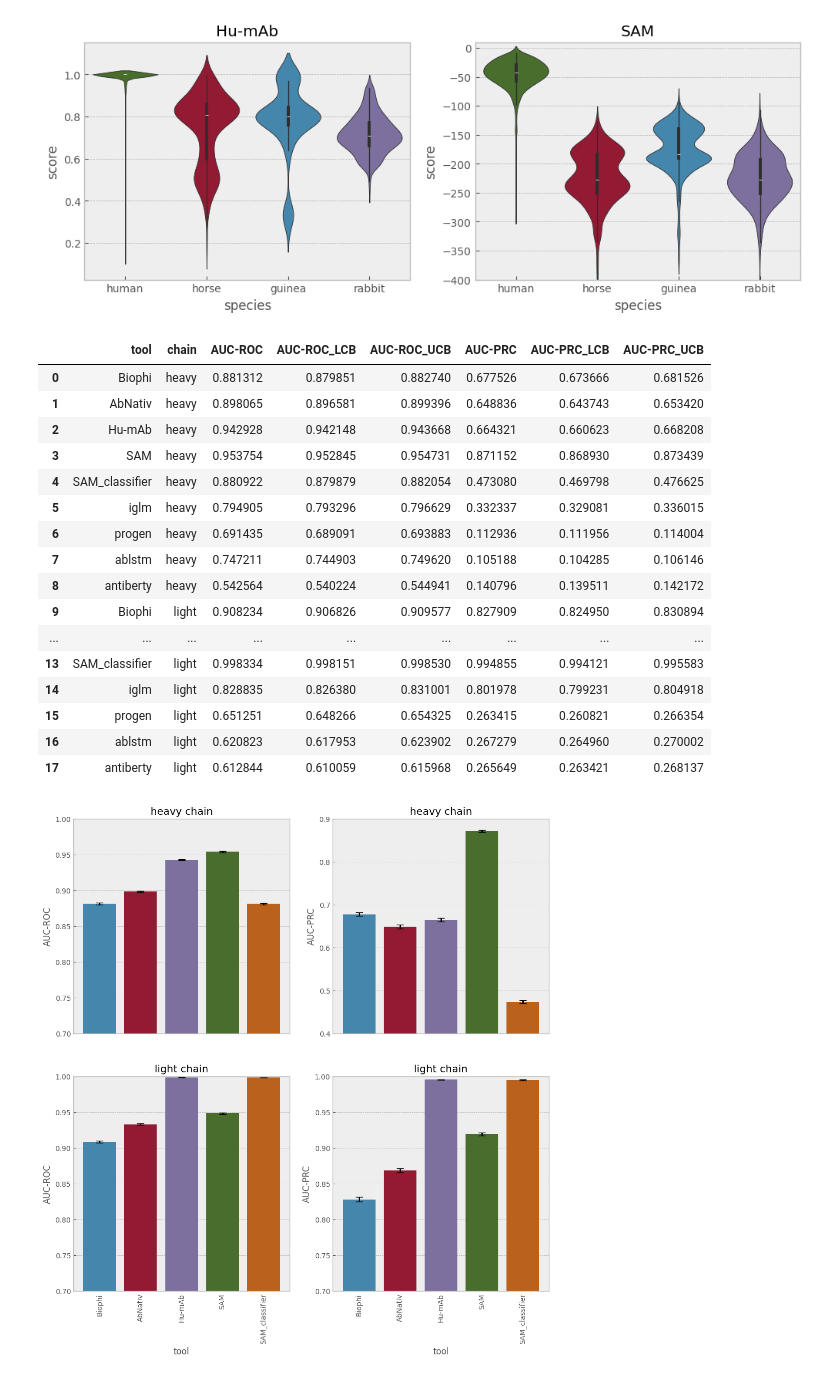
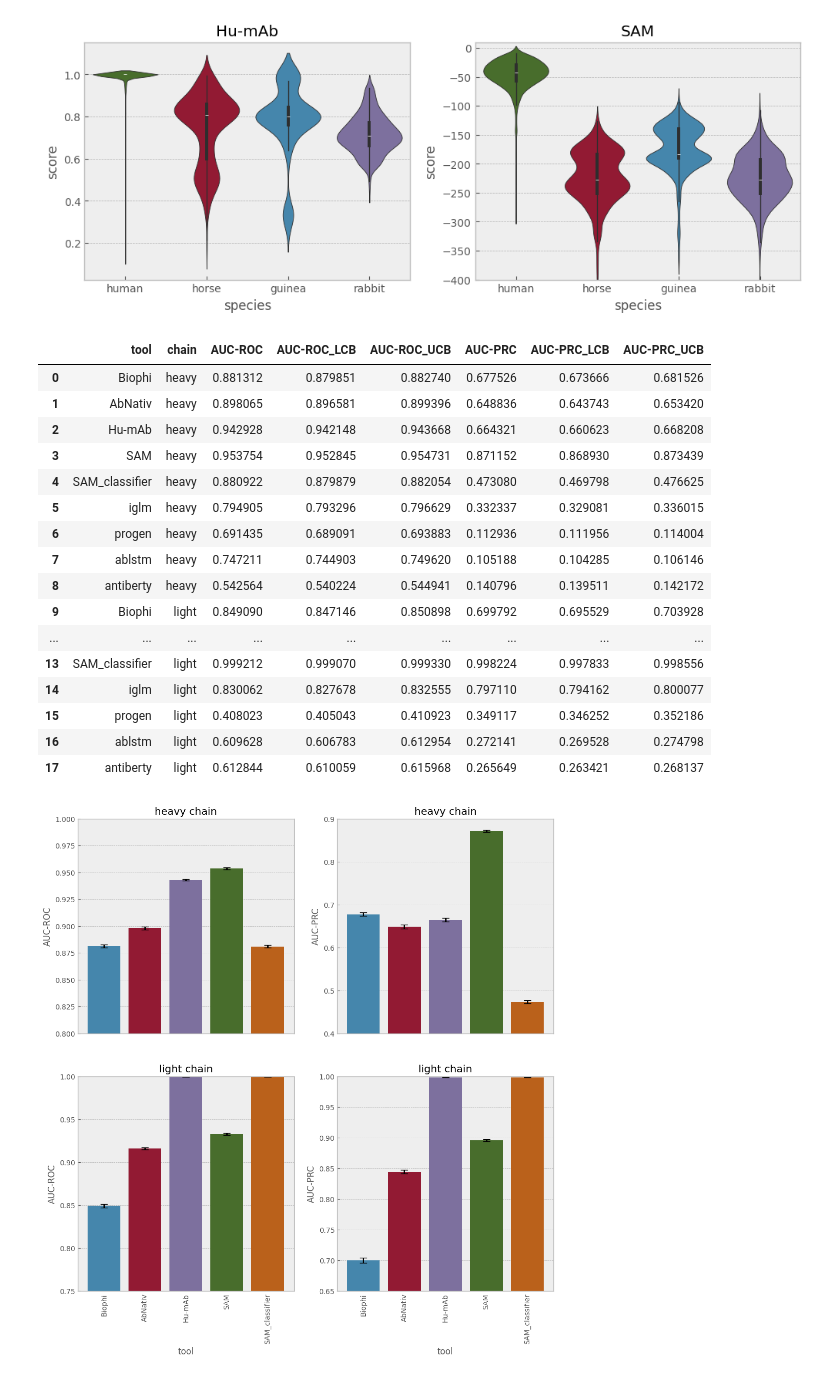
Before and after one commit to jlparkI/humanness_evaluation, a Jupyter notebook: notebooks/sequence_scoring/score_and_compare.ipynb, the cells around one changed output. Saved outputs shown, nothing was run; the diff lists cells and outputs as text; code cells hidden in the pictures.

```diff
--- a/notebooks/sequence_scoring/score_and_compare.ipynb
+++ b/notebooks/sequence_scoring/score_and_compare.ipynb
@@ -17,13 +17,15 @@ if "notebooks" in os.getcwd():
     os.chdir(os.path.join("..", ".."))
     current_dir = os.getcwd()
 
-#Normally we adjust scores based on the median score seen in the original training set --
-#this ensures both heavy and light chains are on the same scale. For the evaluations in
-#this file, however, we want to see raw scores. Also, normally we don't want to use
-#SAM as a classifier, but for some evaluations here we do.
-score_tool = SequenceScoringTool(adjusted_scores = False, offer_classifier_option=True)
+score_tool = SequenceScoringTool(offer_classifier_option=True)
 
 os.chdir(current_dir)
+
+tt_dir = [f for f in os.listdir() if f.startswith("train_test_data_immunogenicity")]
+if len(tt_dir) != 1:
+    raise ValueError("Data not downloaded yet, or multiple versions of data downloaded.")
+
+tt_dir = tt_dir[0]
 # %% [markdown]
 Loading scores from comparators is a little complicated, since the comparators output their results
 in different formats. BioPhi, for example, generates excel files, and AbNativ generates
@@ -78,7 +80,7 @@ if "results_and_resources" not in os.getcwd():
 for chain in ["heavy", "light"]:
     st = time.time()
     scoring[chain]["SAM"] = {"scores":[],"species":[], "labels":[]}
-    os.chdir(os.path.join(current_dir, "train_test_data_immunogenicity_0.0.2", f"{chain}_chain", "test_sample_sequences"))
+    os.chdir(os.path.join(current_dir, tt_dir, f"{chain}_chain", "test_sample_sequences"))
     flist = [f for f in os.listdir() if f.endswith("fasta")]
     flist = sorted(flist)
 
@@ -88,7 +90,7 @@ for chain in ["heavy", "light"]:
             seqs = [str(s.seq) for s in SeqIO.parse(fhandle, "fasta")]
 
         species = fname.split(".fasta")[0].split("test_subsample_")[1]
-        scoring[chain]["SAM"]["scores"] += score_tool.batch_score_seqs(seqs, mode="score").tolist()
+        scoring[chain]["SAM"]["scores"] += score_tool.score_seqs(seqs, mode="score").tolist()
         scoring[chain]["SAM"]["species"] += [species for s in seqs]
         if species == "human":
             scoring[chain]["SAM"]["labels"] += np.ones((len(seqs))).tolist()
@@ -97,7 +99,7 @@ for chain in ["heavy", "light"]:
 
     print(f"Time elapsed: {time.time() - st}")
 
-os.chdir(os.path.join(current_dir, "train_test_data_immunogenicity_0.0.2", "abybank_compiled_data", f"{chain}_abybank"))
+os.chdir(os.path.join(current_dir, tt_dir, "abybank_compiled_data", f"{chain}_abybank"))
 scoring[f"abybank_{chain}"]["SAM"] = {"scores":[],"species":[], "labels":[]}
 flist = [f for f in os.listdir() if f.endswith(".fa")]
 flist = sorted(flist)
@@ -108,7 +110,7 @@ for fname in flist:
         seqs = [str(s.seq) for s in SeqIO.parse(fhandle, "fasta")]
 
     species = fname.split("_seqs.fa")[0].split(f"{chain}_")[1]
-    scoring[f"abybank_{chain}"]["SAM"]["scores"] += score_tool.batch_score_seqs(seqs).tolist()
+    scoring[f"abybank_{chain}"]["SAM"]["scores"] += score_tool.score_seqs(seqs).tolist()
     scoring[f"abybank_{chain}"]["SAM"]["species"] += [species for s in seqs]
     if species == "human":
         scoring[f"abybank_{chain}"]["SAM"]["labels"] += np.ones((len(seqs))).tolist()
@@ -117,7 +119,7 @@ for fname in flist:
 
 for chain in ["heavy", "light"]:
     scoring[chain]["SAM_classifier"] = {"scores":[],"species":[], "labels":[]}
-    os.chdir(os.path.join(current_dir, "train_test_data_immunogenicity_0.0.2", f"{chain}_chain", "test_sample_sequences"))
+    os.chdir(os.path.join(current_dir, tt_dir, f"{chain}_chain", "test_sample_sequences"))
     flist = [f for f in os.listdir() if f.endswith("fasta")]
     flist = sorted(flist)
 
@@ -127,7 +129,7 @@ for chain in ["heavy", "light"]:
             seqs = [str(s.seq) for s in SeqIO.parse(fhandle, "fasta")]
 
         species = fname.split(".fasta")[0].split("test_subsample_")[1]
-        scoring[chain]["SAM_classifier"]["scores"] += score_tool.batch_score_seqs(seqs, mode="classifier").tolist()
+        scoring[chain]["SAM_classifier"]["scores"] += score_tool.score_seqs(seqs, mode="classifier").tolist()
         scoring[chain]["SAM_classifier"]["species"] += [species for s in seqs]
         if species == "human":
             scoring[chain]["SAM_classifier"]["labels"] += np.ones((len(seqs))).tolist()
@@ -416,44 +418,47 @@ combined_df
 | 6 | progen | heavy | 0.691435 | 0.689091 | 0.693883 | 0.112936 | 0.111956 | 0.114004 |
 | 7 | ablstm | heavy | 0.747211 | 0.744903 | 0.749620 | 0.105188 | 0.104285 | 0.106146 |
 | 8 | antiberty | heavy | 0.542564 | 0.540224 | 0.544941 | 0.140796 | 0.139511 | 0.142172 |
-| 9 | Biophi | light | 0.908234 | 0.906826 | 0.909577 | 0.827909 | 0.824950 | 0.830894 |
+| 9 | Biophi | light | 0.849090 | 0.847146 | 0.850898 | 0.699792 | 0.695529 | 0.703928 |
 | ... | ... | ... | ... | ... | ... | ... | ... | ... |
-| 13 | SAM_classifier | light | 0.998334 | 0.998151 | 0.998530 | 0.994855 | 0.994121 | 0.995583 |
-| 14 | iglm | light | 0.828835 | 0.826380 | 0.831001 | 0.801978 | 0.799231 | 0.804918 |
-| 15 | progen | light | 0.651251 | 0.648266 | 0.654325 | 0.263415 | 0.260821 | 0.266354 |
-| 16 | ablstm | light | 0.620823 | 0.617953 | 0.623902 | 0.267279 | 0.264960 | 0.270002 |
+| 13 | SAM_classifier | light | 0.999212 | 0.999070 | 0.999330 | 0.998224 | 0.997833 | 0.998556 |
+| 14 | iglm | light | 0.830062 | 0.827678 | 0.832555 | 0.797110 | 0.794162 | 0.800077 |
+| 15 | progen | light | 0.408023 | 0.405043 | 0.410923 | 0.349117 | 0.346252 | 0.352186 |
+| 16 | ablstm | light | 0.609628 | 0.606783 | 0.612954 | 0.272141 | 0.269528 | 0.274798 |
 | 17 | antiberty | light | 0.612844 | 0.610059 | 0.615968 | 0.265649 | 0.263421 | 0.268137 |
 # %%
 fig, ((ax1, ax2), (ax3, ax4)) = plt.subplots(2,2, figsize=(12,12), sharex=True)
 axes = [ax1, ax2, ax3, ax4]
 plot_details = [("heavy", "AUC-ROC", ax1), ("heavy", "AUC-PRC", ax2),
                 ("light", "AUC-ROC", ax3), ("light", "AUC-PRC", ax4)]
 
 plt.style.use("bmh")
 
 for (chain, datatype, ax) in plot_details:
     subset = combined_df[combined_df["chain"]==chain]
     subset = subset[subset["tool"].isin(tools[:5])]
     sns.barplot(x="tool", y=datatype, data=subset, hue="tool", ax=ax)
 
     err = np.stack([subset[datatype].values - subset[f"{datatype}_LCB"].values,
                     subset[f"{datatype}_UCB"].values - subset[datatype].values])
     ax.errorbar(x=np.arange(5), y=subset[datatype].values,
                  yerr=err, fmt="none", color="black", capsize=5)
     ax.set_title(f"{chain} chain")
 
     if chain == "light":
-        ax.set_ylim(0.7,1.0)
+        if datatype == "AUC-PRC":
+            ax.set_ylim(0.65,1.0)
+        else:
+            ax.set_ylim(0.75,1.0)
     else:
         if datatype == "AUC-PRC":
             ax.set_ylim(0.4, 0.9)
         else:
-            ax.set_ylim(0.7, 1.0)
+            ax.set_ylim(0.8, 1.0)
 
 _ = ax3.set_xticks(np.arange(5), tools[:5], rotation=90)
 _ = ax4.set_xticks(np.arange(5), tools[:5], rotation=90)
 
 os.chdir(current_dir)
 plt.savefig("performance.png")
 # %% [output]
-[figure, old version]
+[figure, new version]
```
Also changed, not shown: parts of 3 cells of this notebook, 38 other files.
